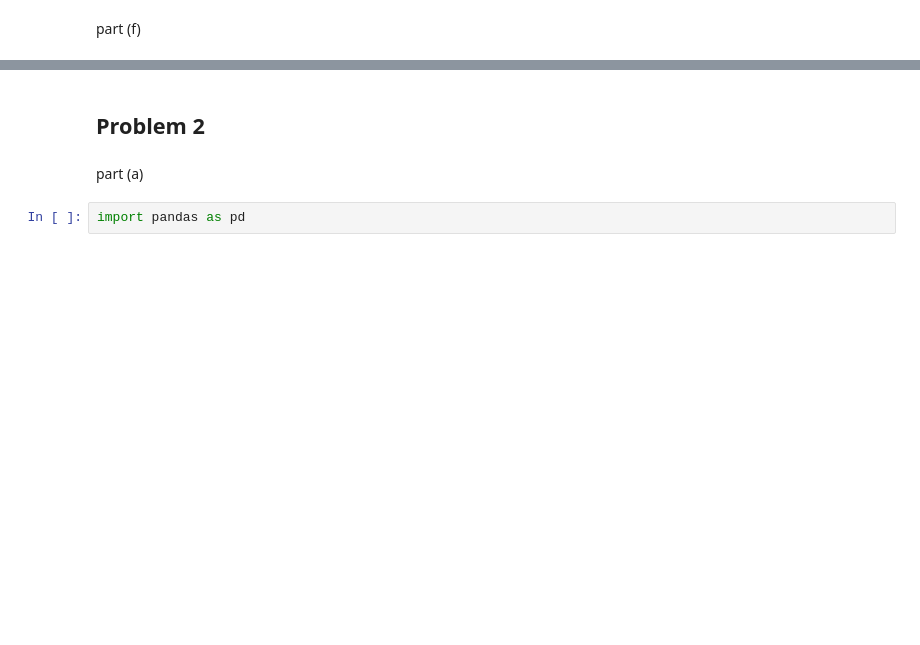
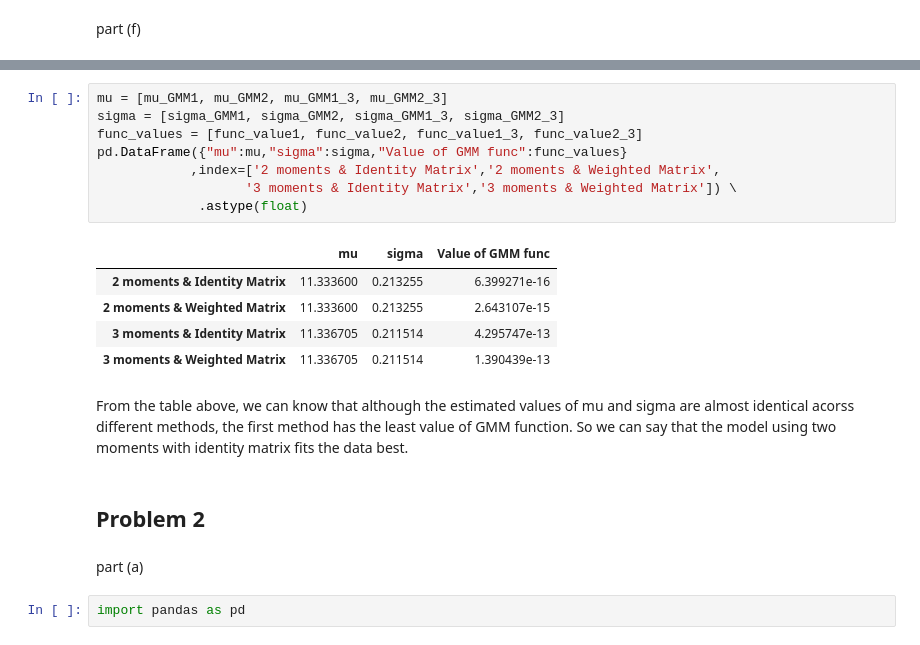
Before and after one commit to Yiqing-Zh/persp-model-econ_w20, a Jupyter notebook: ProblemSets/PS5/PS5_YiqingZheng.ipynb, the cells around one changed output, grey strips where cells are left out. Drawn from its saved outputs; the diff is of its cells as text; blank space fills up the shorter version.

```diff
--- a/ProblemSets/PS5/PS5_YiqingZheng.ipynb
+++ b/ProblemSets/PS5/PS5_YiqingZheng.ipynb
@@ -292,3 +406,19 @@ part (f)
+# %%
+mu = [mu_GMM1, mu_GMM2, mu_GMM1_3, mu_GMM2_3]
+sigma = [sigma_GMM1, sigma_GMM2, sigma_GMM1_3, sigma_GMM2_3]
+func_values = [func_value1, func_value2, func_value1_3, func_value2_3]
+pd.DataFrame({"mu":mu,"sigma":sigma,"Value of GMM func":func_values}
+            ,index=['2 moments & Identity Matrix','2 moments & Weighted Matrix',
+                   '3 moments & Identity Matrix','3 moments & Weighted Matrix']) \
+             .astype(float)
+# %% [output]
+|  | mu | sigma | Value of GMM func |
+| 2 moments & Identity Matrix | 11.333600 | 0.213255 | 6.399271e-16 |
+| 2 moments & Weighted Matrix | 11.333600 | 0.213255 | 2.643107e-15 |
+| 3 moments & Identity Matrix | 11.336705 | 0.211514 | 4.295747e-13 |
+| 3 moments & Weighted Matrix | 11.336705 | 0.211514 | 1.390439e-13 |
+# %% [markdown]
+From the table above, we can know that although the estimated values of mu and sigma are almost identical acorss different methods, the first method has the least value of GMM function. So we can say that the model using two moments with identity matrix fits the data best.
 # %% [markdown]
 ## Problem 2
 # %% [markdown]
```
Also changed, not shown: parts of 11 cells of this notebook.
